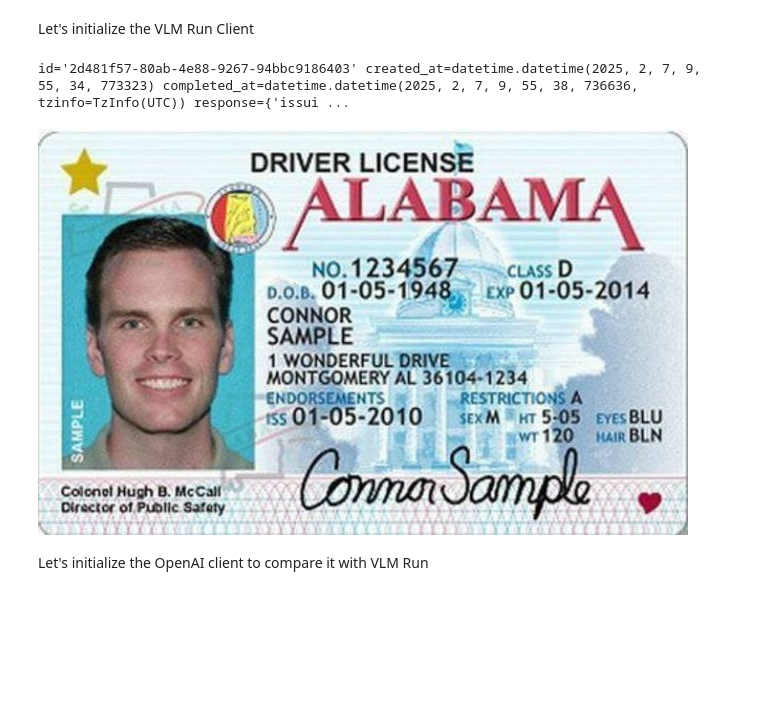
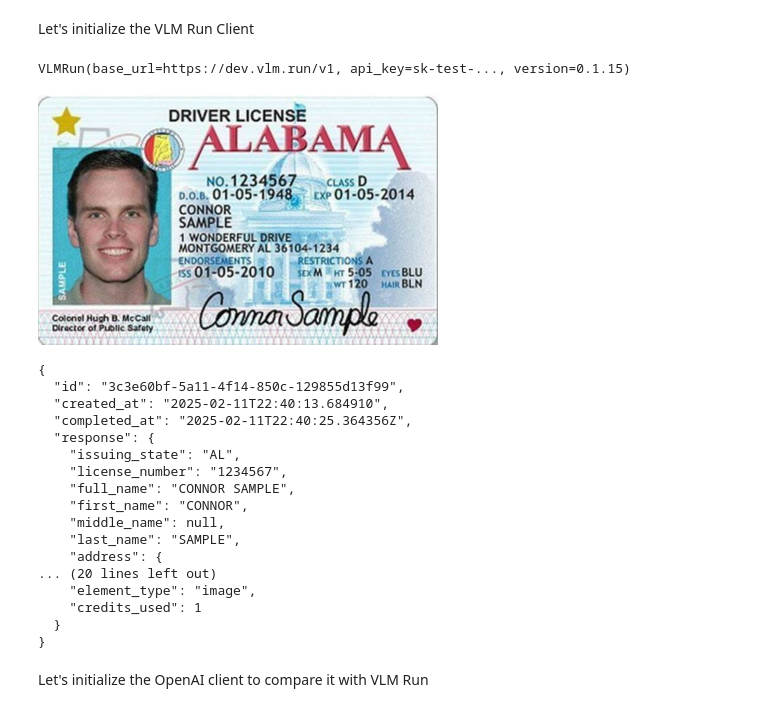
Before and after one commit to vlm-run/vlmrun-cookbook, a Jupyter notebook: notebooks/02_case_study_drivers_license.ipynb, the cells around one changed output. Saved outputs shown, nothing was run; the diff lists cells and outputs as text; code cells hidden in the pictures; blank space fills up the shorter version.

Commit message:
Add new grounding colab for us-drivers-license (#19)

```diff
--- a/notebooks/02_case_study_drivers_license.ipynb
+++ b/notebooks/02_case_study_drivers_license.ipynb
@@ -98,20 +102,41 @@ Let's initialize the VLM Run Client
 # %%
 from vlmrun.client import VLMRun
 
-vlm_client = VLMRun(base_url=VLMRUN_BASE_URL, api_key=VLMRUN_API_KEY)
+client = VLMRun(base_url=VLMRUN_BASE_URL, api_key=VLMRUN_API_KEY)
+client
+# %% [output]
+VLMRun(base_url=https://dev.vlm.run/v1, api_key=sk-test-..., version=0.1.15)
 # %%
-## Dry run test on one of the images with VLM Run Client
+# Display a sample image
+image = df["image"][0]
+W, H = image.size
+display(image.resize((400, int(400 * H / W))))
 
-response = vlm_client.image.generate(
-    images=[df["image"][0]],
+# Generate the response for the sample image
+response = client.image.generate(
+    images=[image],
     domain="document.us-drivers-license"
 )
-
-print(response)
-display(df["image"][0])
+print(response.model_dump_json(indent=2))
 # %% [output]
+[figure]
-id='2d481f57-80ab-4e88-9267-94bbc9186403' created_at=datetime.datetime(2025, 2, 7, 9, 55, 34, 773323) completed_at=datetime.datetime(2025, 2, 7, 9, 55, 38, 736636, tzinfo=TzInfo(UTC)) response={'issui ...
+{
+  "id": "3c3e60bf-5a11-4f14-850c-129855d13f99",
+  "created_at": "2025-02-11T22:40:13.684910",
+  "completed_at": "2025-02-11T22:40:25.364356Z",
+  "response": {
+    "issuing_state": "AL",
+    "license_number": "1234567",
+    "full_name": "CONNOR SAMPLE",
+    "first_name": "CONNOR",
+    "middle_name": null,
+    "last_name": "SAMPLE",
+    "address": {
+... (20 lines left out)
+    "element_type": "image",
+    "credits_used": 1
+  }
+}
-[figure]
 # %% [markdown]
 Let's initialize the OpenAI client to compare it with VLM Run
 # %%
```
Also changed, not shown: parts of 7 cells of this notebook.
